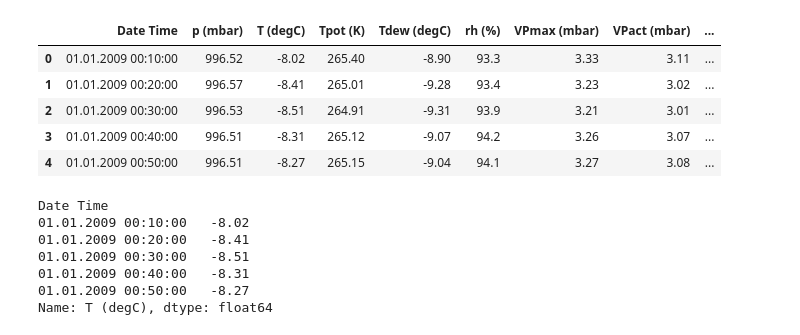
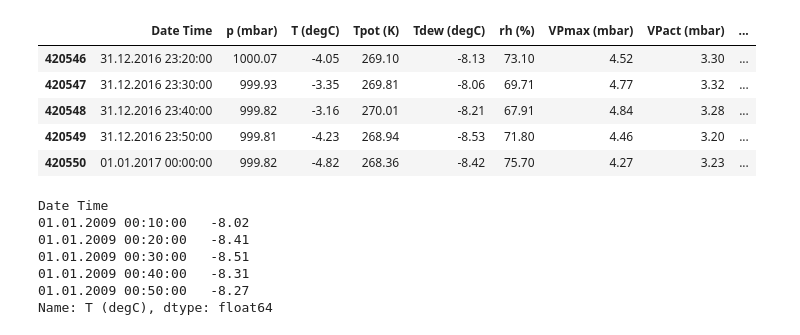
Before and after one commit to batudal/time-series-predictor, a Jupyter notebook: tensor_example.ipynb, the cells around one changed output. Saved outputs shown, nothing was run; the diff lists cells and outputs as text; code cells hidden in the pictures.

```diff
--- a/tensor_example.ipynb
+++ b/tensor_example.ipynb
@@ -22,14 +19,14 @@ Downloading data from https://storage.googleapis.com/tensorflow/tf-keras-dataset
 # %%
 df = pd.read_csv(csv_path)
 # %%
-df.head()
+df.tail()
 # %% [output]
 |  | Date Time | p (mbar) | T (degC) | Tpot (K) | Tdew (degC) | rh (%) | VPmax (mbar) | VPact (mbar) | ... |
-| 0 | 01.01.2009 00:10:00 | 996.52 | -8.02 | 265.40 | -8.90 | 93.3 | 3.33 | 3.11 | ... |
-| 1 | 01.01.2009 00:20:00 | 996.57 | -8.41 | 265.01 | -9.28 | 93.4 | 3.23 | 3.02 | ... |
-| 2 | 01.01.2009 00:30:00 | 996.53 | -8.51 | 264.91 | -9.31 | 93.9 | 3.21 | 3.01 | ... |
-| 3 | 01.01.2009 00:40:00 | 996.51 | -8.31 | 265.12 | -9.07 | 94.2 | 3.26 | 3.07 | ... |
-| 4 | 01.01.2009 00:50:00 | 996.51 | -8.27 | 265.15 | -9.04 | 94.1 | 3.27 | 3.08 | ... |
+| 420546 | 31.12.2016 23:20:00 | 1000.07 | -4.05 | 269.10 | -8.13 | 73.10 | 4.52 | 3.30 | ... |
+| 420547 | 31.12.2016 23:30:00 | 999.93 | -3.35 | 269.81 | -8.06 | 69.71 | 4.77 | 3.32 | ... |
+| 420548 | 31.12.2016 23:40:00 | 999.82 | -3.16 | 270.01 | -8.21 | 67.91 | 4.84 | 3.28 | ... |
+| 420549 | 31.12.2016 23:50:00 | 999.81 | -4.23 | 268.94 | -8.53 | 71.80 | 4.46 | 3.20 | ... |
+| 420550 | 01.01.2017 00:00:00 | 999.82 | -4.82 | 268.36 | -8.42 | 75.70 | 4.27 | 3.23 | ... |
 # %%
 def univariate_data(dataset, start_index, end_index, history_size, target_size):
   data = []
```
Also changed, not shown: parts of 1 cell of this notebook, 6 other files.
